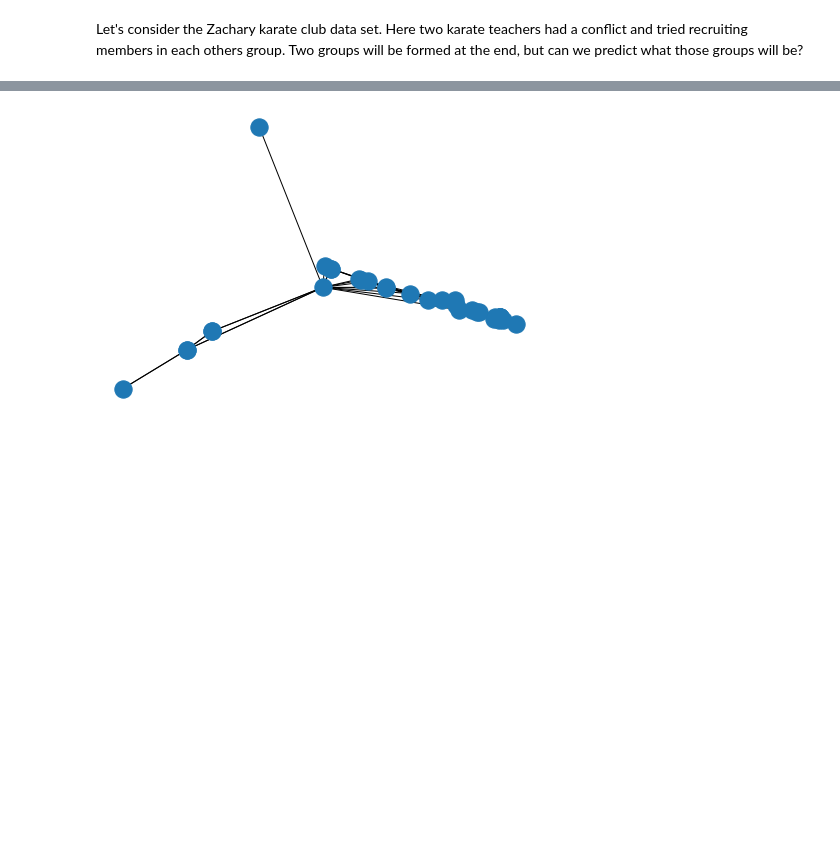
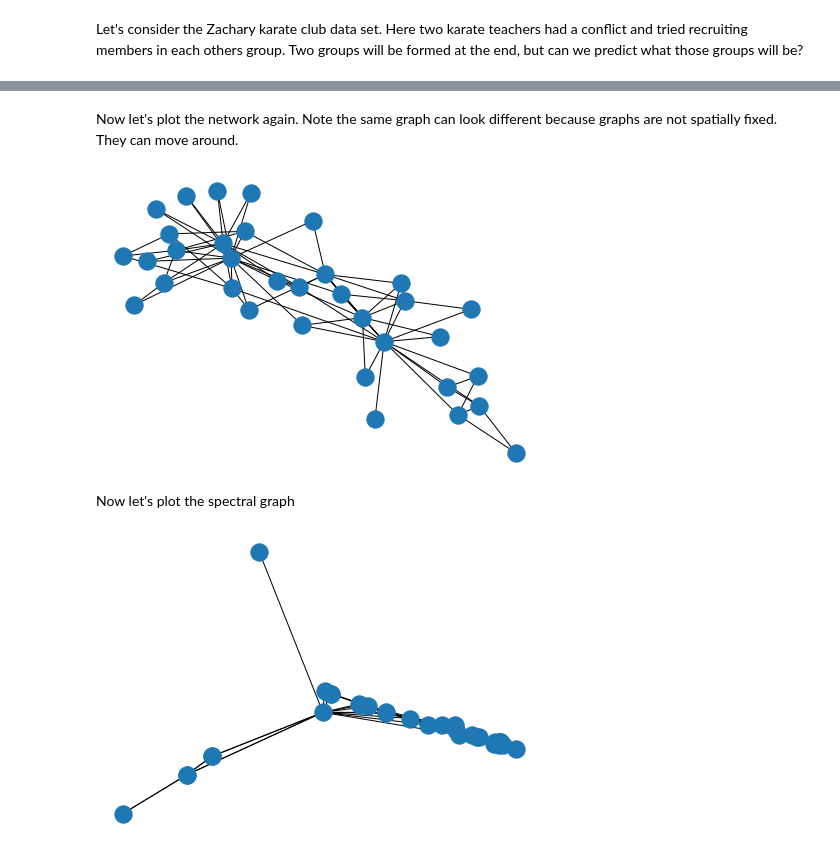
Before and after one commit to MaggieLieu/MLiS_examples, a Jupyter notebook: Graph_examples.ipynb, the cells around one changed output, grey strips where cells are left out. Drawn from its saved outputs; the diff is of its cells as text; code cells hidden in the pictures; blank space fills up the shorter version.

```diff
--- a/Graph_examples.ipynb
+++ b/Graph_examples.ipynb
@@ -66 +21,9 @@ nx.draw(G) #plot spatial network
+# %% [markdown]
+Now let's plot the network again. Note the same graph can look different because graphs are not spatially fixed. They can move around.
+# %%
+nx.draw(G) #plot spatial network again.
+# %% [output]
+[figure, added]
+# %% [markdown]
+Now let's plot the spectral graph
 # %%
```
Also changed, not shown: parts of 63 cells of this notebook.
